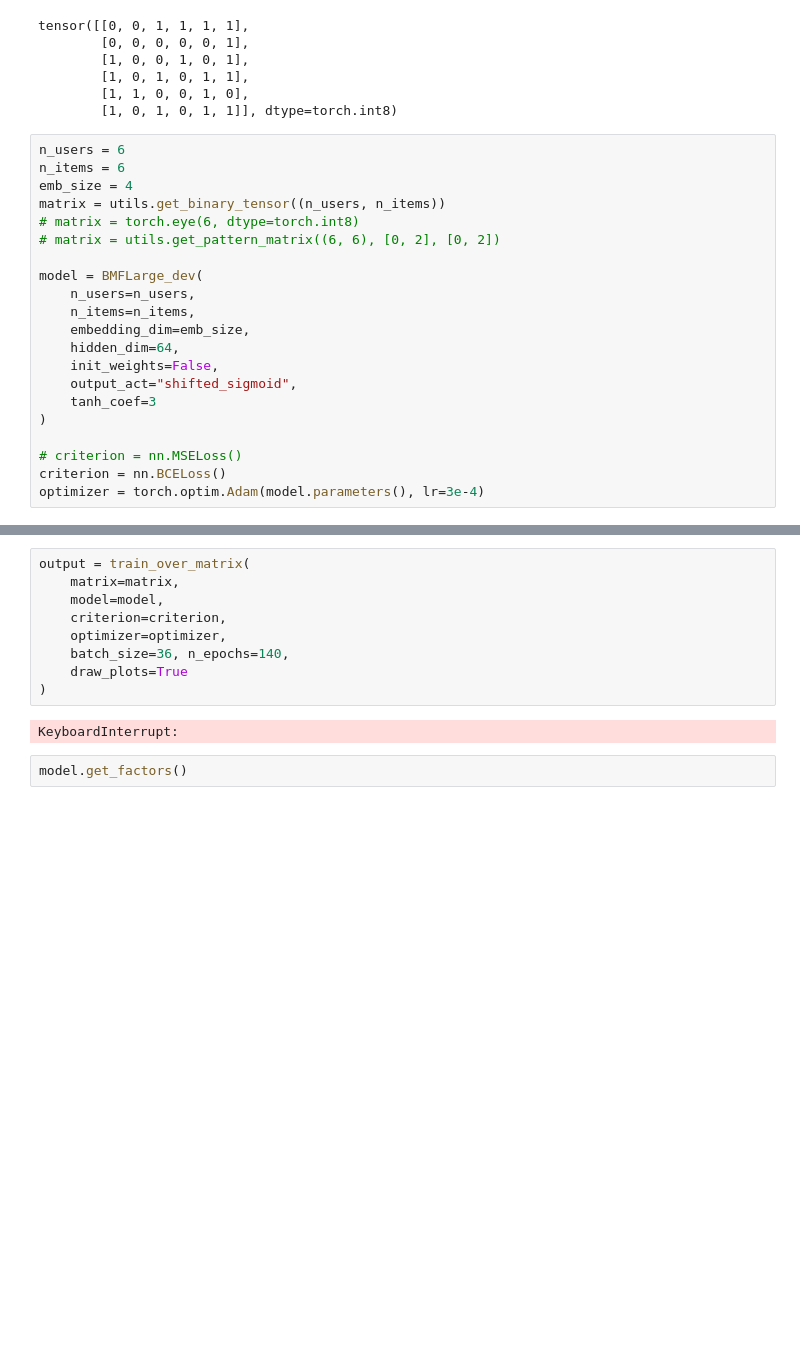
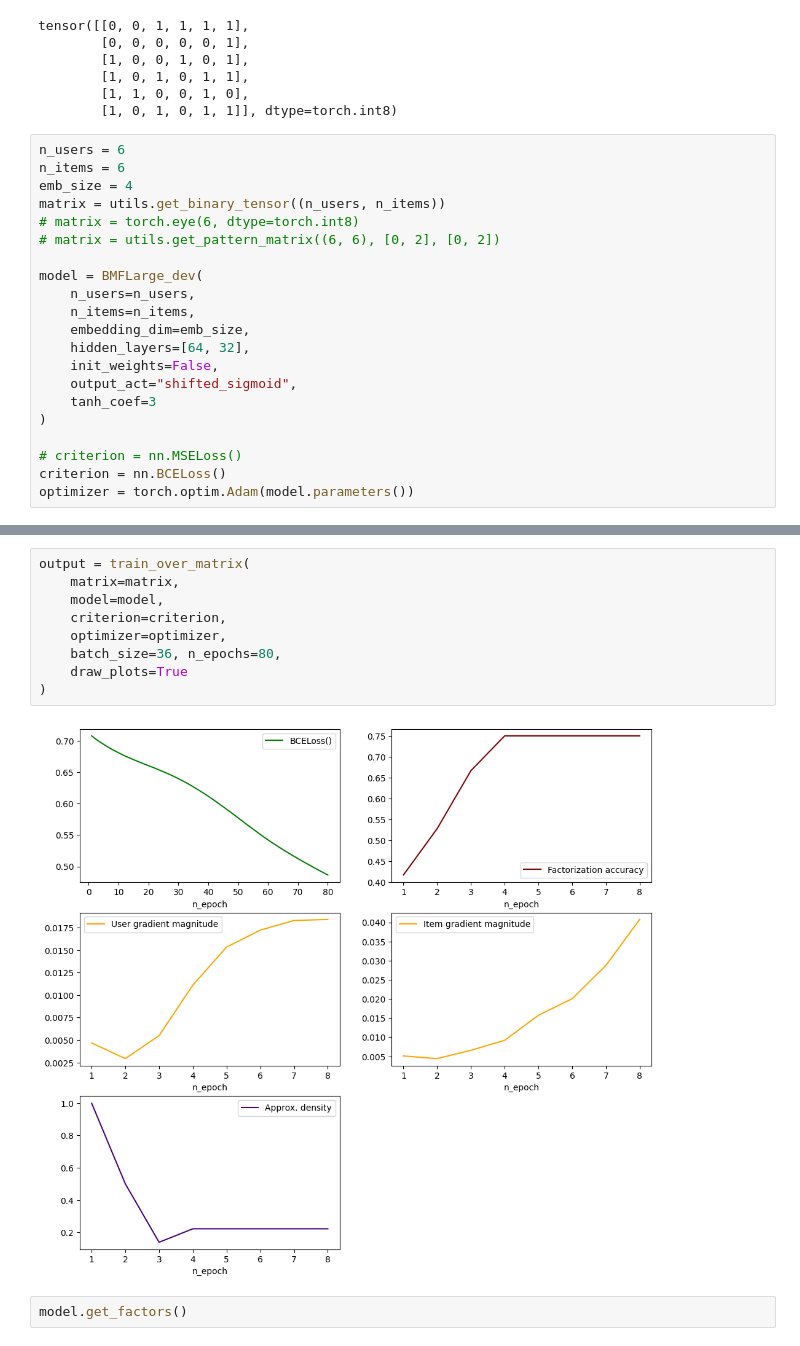
Before and after one commit to RuslanGreenhead/BMF, a Jupyter notebook: bmf/notebooks/neural_experiments_2.ipynb, the cells around one changed output, grey strips where cells are left out. Drawn from its saved outputs; the diff is of its cells as text; blank space fills up the shorter version.

```diff
--- a/bmf/notebooks/neural_experiments_2.ipynb
+++ b/bmf/notebooks/neural_experiments_2.ipynb
@@ -337,7 +232,7 @@ model = BMFLarge_dev(
     n_users=n_users,
     n_items=n_items,
     embedding_dim=emb_size,
-    hidden_dim=64,
+    hidden_layers=[64, 32],
     init_weights=False,
     output_act="shifted_sigmoid",
     tanh_coef=3
@@ -345,4 +240,4 @@ model = BMFLarge_dev(
 
 # criterion = nn.MSELoss()
 criterion = nn.BCELoss()
-optimizer = torch.optim.Adam(model.parameters(), lr=3e-4)
+optimizer = torch.optim.Adam(model.parameters())
@@ -349,14 +271,14 @@ optimizer = torch.optim.Adam(model.parameters(), lr=3e-4)
 # %%
 output = train_over_matrix(
     matrix=matrix,
     model=model,
     criterion=criterion,
     optimizer=optimizer,
-    batch_size=36, n_epochs=140,
+    batch_size=36, n_epochs=80,
     draw_plots=True
 )
 # %% [output]
-KeyboardInterrupt:
+[figure, added]
 # %%
 model.get_factors()
 # %% [output]
```
Also changed, not shown: parts of 7 cells of this notebook, 2 other files.
